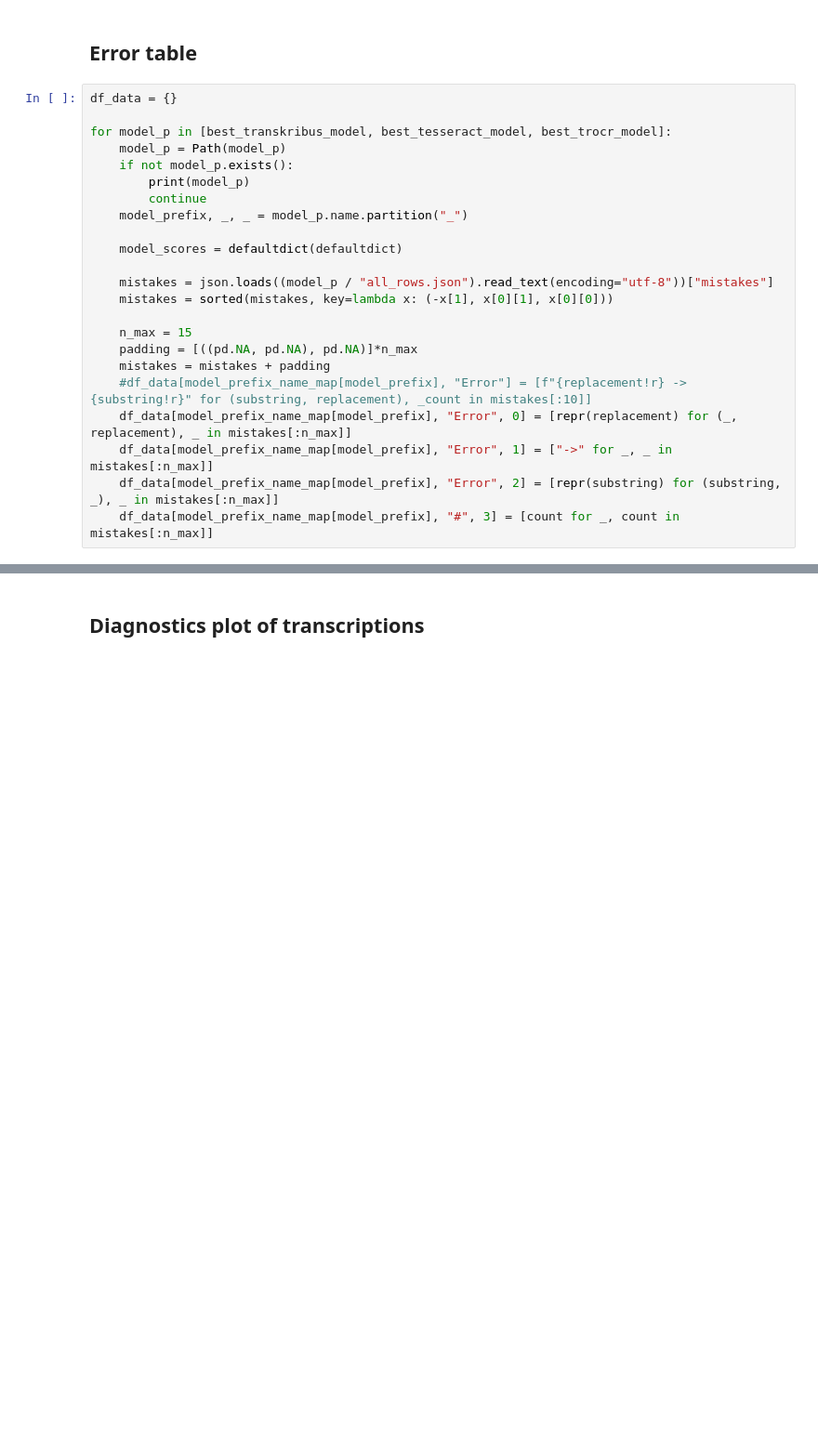
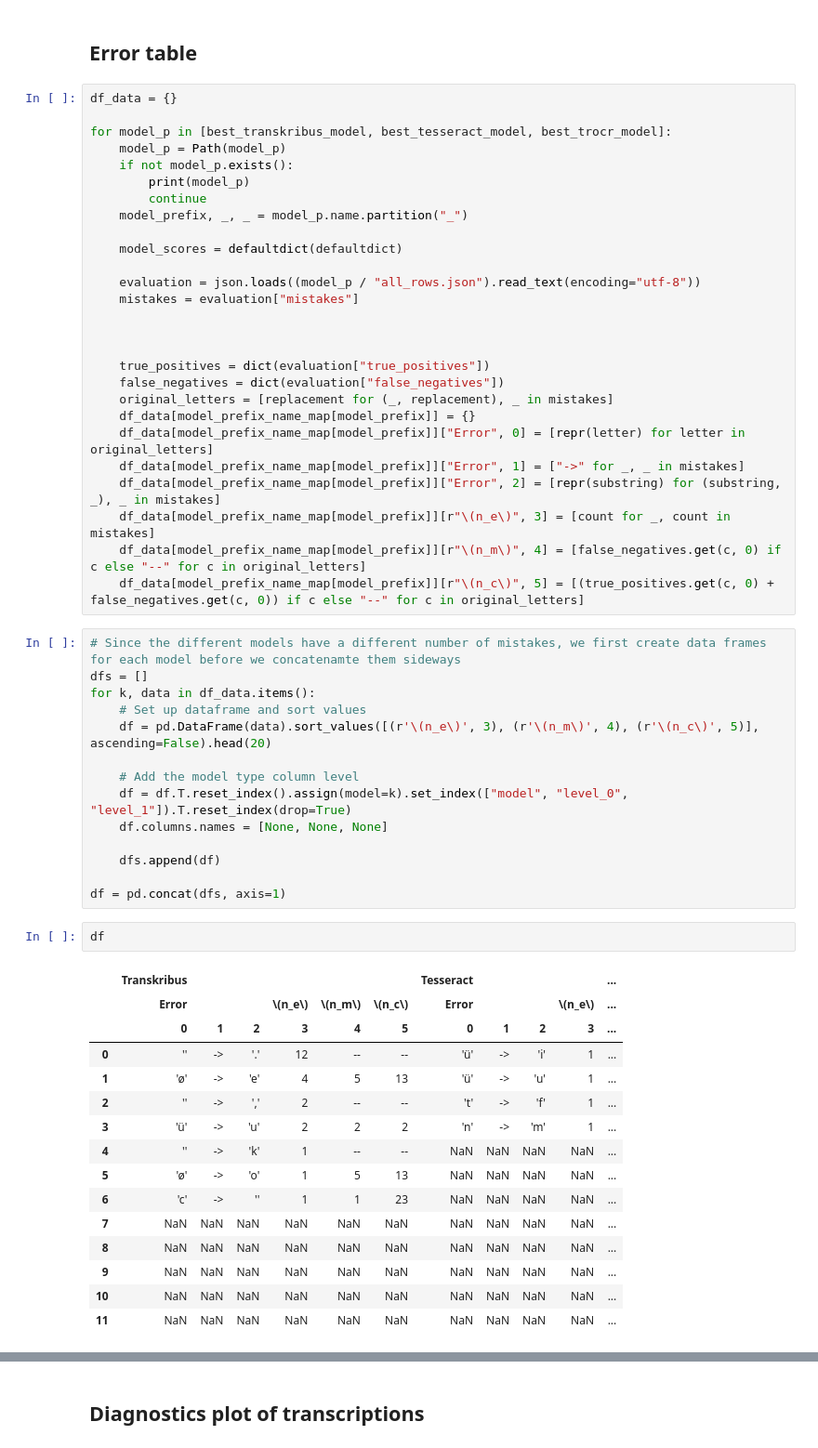
Before and after one commit to Sprakbanken/nodalida25_sami_ocr, a Jupyter notebook: notebooks/tables/giellatekno_table.ipynb, the cells around one changed output, grey strips where cells are left out. Shown: that part at 93% size. Saved outputs shown, nothing was run; the diff lists cells and outputs as text; blank space fills up the shorter version.

```diff
--- a/notebooks/tables/giellatekno_table.ipynb
+++ b/notebooks/tables/giellatekno_table.ipynb
@@ -122,14 +128,50 @@ for model_p in [best_transkribus_model, best_tesseract_model, best_trocr_model]:
 
     model_scores = defaultdict(defaultdict)
 
-    mistakes = json.loads((model_p / "all_rows.json").read_text(encoding="utf-8"))["mistakes"]
-    mistakes = sorted(mistakes, key=lambda x: (-x[1], x[0][1], x[0][0]))
+    evaluation = json.loads((model_p / "all_rows.json").read_text(encoding="utf-8"))
+    mistakes = evaluation["mistakes"]
 
-    n_max = 15
-    padding = [((pd.NA, pd.NA), pd.NA)]*n_max
-    mistakes = mistakes + padding
-    #df_data[model_prefix_name_map[model_prefix], "Error"] = [f"{replacement!r} -> {substring!r}" for (substring, replacement), _count in mistakes[:10]]
-    df_data[model_prefix_name_map[model_prefix], "Error", 0] = [repr(replacement) for (_, replacement), _ in mistakes[:n_max]]
-    df_data[model_prefix_name_map[model_prefix], "Error", 1] = ["->" for _, _ in mistakes[:n_max]]
-    df_data[model_prefix_name_map[model_prefix], "Error", 2] = [repr(substring) for (substring, _), _ in mistakes[:n_max]]
-    df_data[model_prefix_name_map[model_prefix], "#", 3] = [count for _, count in mistakes[:n_max]]
+
+
+    true_positives = dict(evaluation["true_positives"])
+    false_negatives = dict(evaluation["false_negatives"])
+    original_letters = [replacement for (_, replacement), _ in mistakes]
+    df_data[model_prefix_name_map[model_prefix]] = {}
+    df_data[model_prefix_name_map[model_prefix]]["Error", 0] = [repr(letter) for letter in original_letters]
+    df_data[model_prefix_name_map[model_prefix]]["Error", 1] = ["->" for _, _ in mistakes]
+    df_data[model_prefix_name_map[model_prefix]]["Error", 2] = [repr(substring) for (substring, _), _ in mistakes]
+    df_data[model_prefix_name_map[model_prefix]][r"\(n_e\)", 3] = [count for _, count in mistakes]
+    df_data[model_prefix_name_map[model_prefix]][r"\(n_m\)", 4] = [false_negatives.get(c, 0) if c else "--" for c in original_letters]
+    df_data[model_prefix_name_map[model_prefix]][r"\(n_c\)", 5] = [(true_positives.get(c, 0) + false_negatives.get(c, 0)) if c else "--" for c in original_letters]
+# %%
+# Since the different models have a different number of mistakes, we first create data frames for each model before we concatenamte them sideways
+dfs = []
+for k, data in df_data.items():
+    # Set up dataframe and sort values
+    df = pd.DataFrame(data).sort_values([(r'\(n_e\)', 3), (r'\(n_m\)', 4), (r'\(n_c\)', 5)], ascending=False).head(20)
+
+    # Add the model type column level
+    df = df.T.reset_index().assign(model=k).set_index(["model", "level_0", "level_1"]).T.reset_index(drop=True)
+    df.columns.names = [None, None, None]
+
+    dfs.append(df)
+
+df = pd.concat(dfs, axis=1)
+# %%
+df
+# %% [output]
+|  | Transkribus |  |  |  |  |  | Tesseract |  |  |  | ... |
+|  | Error |  |  | \(n_e\) | \(n_m\) | \(n_c\) | Error |  |  | \(n_e\) | ... |
+|  | 0 | 1 | 2 | 3 | 4 | 5 | 0 | 1 | 2 | 3 | ... |
+| 0 | '' | -> | '.' | 12 | -- | -- | 'ü' | -> | 'i' | 1 | ... |
+| 1 | 'ø' | -> | 'e' | 4 | 5 | 13 | 'ü' | -> | 'u' | 1 | ... |
+| 2 | '' | -> | ',' | 2 | -- | -- | 't' | -> | 'f' | 1 | ... |
+| 3 | 'ü' | -> | 'u' | 2 | 2 | 2 | 'n' | -> | 'm' | 1 | ... |
+| 4 | '' | -> | 'k' | 1 | -- | -- | NaN | NaN | NaN | NaN | ... |
+| 5 | 'ø' | -> | 'o' | 1 | 5 | 13 | NaN | NaN | NaN | NaN | ... |
+| 6 | 'c' | -> | '' | 1 | 1 | 23 | NaN | NaN | NaN | NaN | ... |
+| 7 | NaN | NaN | NaN | NaN | NaN | NaN | NaN | NaN | NaN | NaN | ... |
+| 8 | NaN | NaN | NaN | NaN | NaN | NaN | NaN | NaN | NaN | NaN | ... |
+| 9 | NaN | NaN | NaN | NaN | NaN | NaN | NaN | NaN | NaN | NaN | ... |
+| 10 | NaN | NaN | NaN | NaN | NaN | NaN | NaN | NaN | NaN | NaN | ... |
+| 11 | NaN | NaN | NaN | NaN | NaN | NaN | NaN | NaN | NaN | NaN | ... |
```
Also changed, not shown: parts of 15 cells of this notebook.
